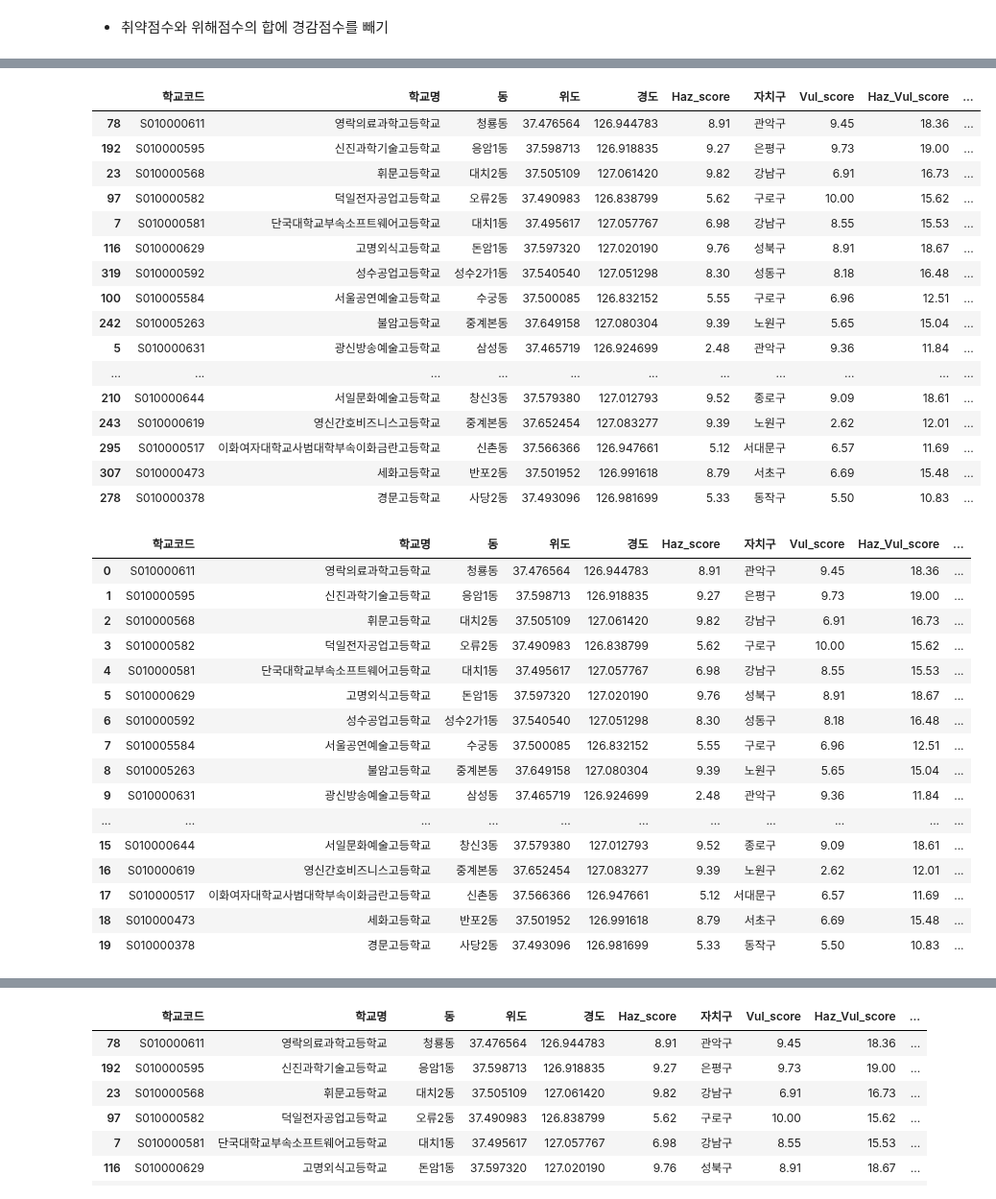
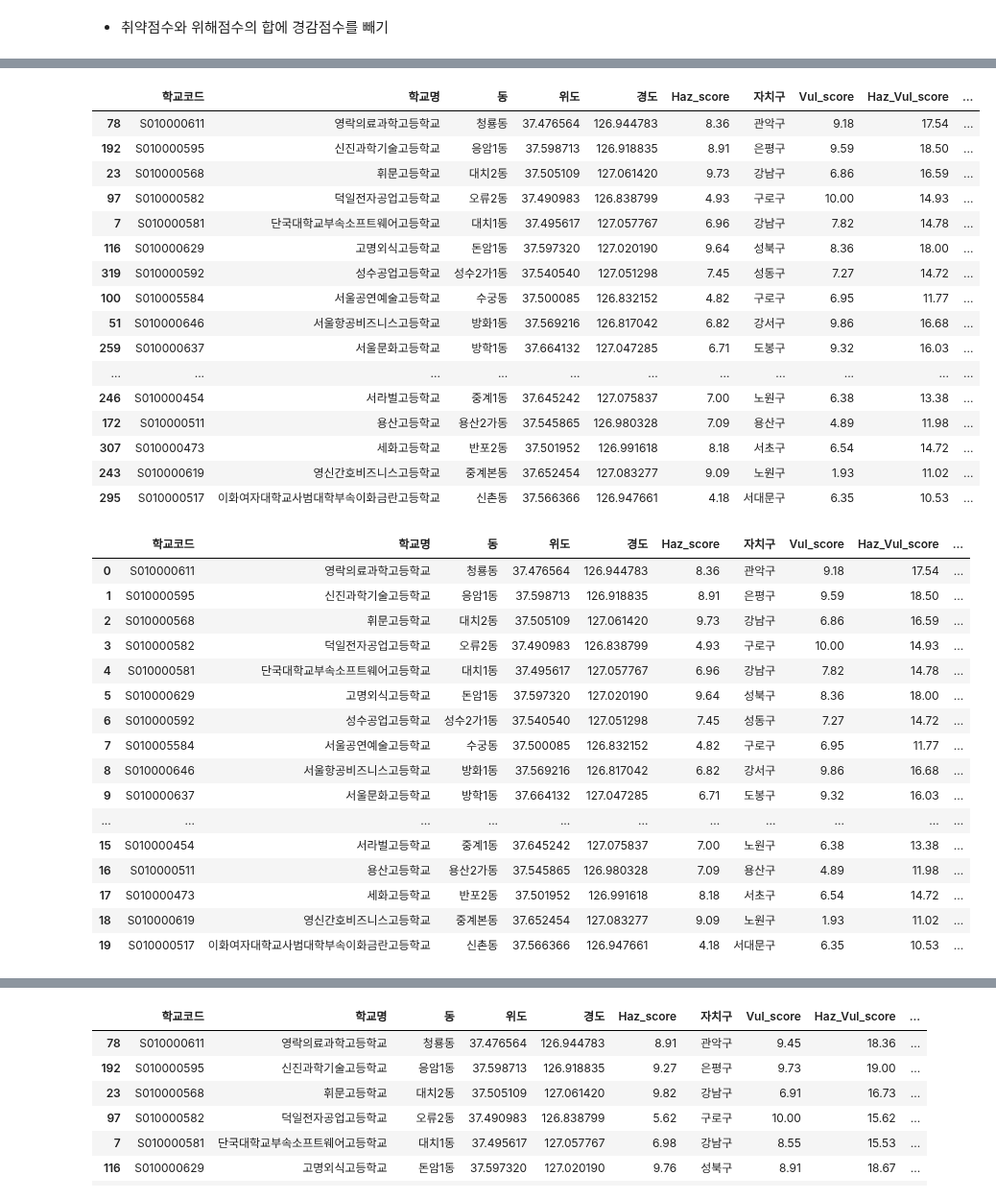
Before and after one commit to nam9296/School_CCTV_Bigdata, a Jupyter notebook: Clustering/2_최종점수산출/Total_Sum.ipynb, the cells around one changed output, grey strips where cells are left out. Shown at 96% size. Saved outputs shown, nothing was run; the diff lists cells and outputs as text; code cells hidden in the pictures.

```diff
--- a/Clustering/2_최종점수산출/Total_Sum.ipynb
+++ b/Clustering/2_최종점수산출/Total_Sum.ipynb
@@ -7,7 +7,7 @@ import pandas as pd
 # %% [markdown]
 ##### 1. 데이터 로드 및 전처리
 # %%
-Vulnerability = pd.read_csv('data/Vulnerability_Indicator_final1.csv')
+Vulnerability = pd.read_csv('data/Vulnerability_Indicator_final2.csv')
 Hazard=pd.read_csv('data/hazard_indicator.csv')
 Reduce = pd.read_csv('data/경감지표.csv',encoding='cp949')
 # %% [markdown]
@@ -175,0 +174,2 @@ Vulnerability_Hazard_Reduce
+# %%
+Vulnerability_Hazard_Reduce = Vulnerability_Hazard_Reduce.rename({'Final_Score':'학교폭력지수'},axis=1)
@@ -176,42 +270,42 @@ Vulnerability_Hazard_Reduce
 # %%
-top20 = Vulnerability_Hazard_Reduce.sort_values(by=['Final_Score'], ascending=[False]).head(20)
+top20 = Vulnerability_Hazard_Reduce.sort_values(by=['학교폭력지수'], ascending=[False]).head(20)
 top20
 # %% [output]
 |  | 학교코드 | 학교명 | 동 | 위도 | 경도 | Haz_score | 자치구 | Vul_score | Haz_Vul_score | ... |
-| 78 | S010000611 | 영락의료과학고등학교 | 청룡동 | 37.476564 | 126.944783 | 8.91 | 관악구 | 9.45 | 18.36 | ... |
-| 192 | S010000595 | 신진과학기술고등학교 | 응암1동 | 37.598713 | 126.918835 | 9.27 | 은평구 | 9.73 | 19.00 | ... |
-| 23 | S010000568 | 휘문고등학교 | 대치2동 | 37.505109 | 127.061420 | 9.82 | 강남구 | 6.91 | 16.73 | ... |
-| 97 | S010000582 | 덕일전자공업고등학교 | 오류2동 | 37.490983 | 126.838799 | 5.62 | 구로구 | 10.00 | 15.62 | ... |
-| 7 | S010000581 | 단국대학교부속소프트웨어고등학교 | 대치1동 | 37.495617 | 127.057767 | 6.98 | 강남구 | 8.55 | 15.53 | ... |
-| 116 | S010000629 | 고명외식고등학교 | 돈암1동 | 37.597320 | 127.020190 | 9.76 | 성북구 | 8.91 | 18.67 | ... |
-| 319 | S010000592 | 성수공업고등학교 | 성수2가1동 | 37.540540 | 127.051298 | 8.30 | 성동구 | 8.18 | 16.48 | ... |
-| 100 | S010005584 | 서울공연예술고등학교 | 수궁동 | 37.500085 | 126.832152 | 5.55 | 구로구 | 6.96 | 12.51 | ... |
-| 242 | S010005263 | 불암고등학교 | 중계본동 | 37.649158 | 127.080304 | 9.39 | 노원구 | 5.65 | 15.04 | ... |
-| 5 | S010000631 | 광신방송예술고등학교 | 삼성동 | 37.465719 | 126.924699 | 2.48 | 관악구 | 9.36 | 11.84 | ... |
+| 78 | S010000611 | 영락의료과학고등학교 | 청룡동 | 37.476564 | 126.944783 | 8.36 | 관악구 | 9.18 | 17.54 | ... |
+| 192 | S010000595 | 신진과학기술고등학교 | 응암1동 | 37.598713 | 126.918835 | 8.91 | 은평구 | 9.59 | 18.50 | ... |
+| 23 | S010000568 | 휘문고등학교 | 대치2동 | 37.505109 | 127.061420 | 9.73 | 강남구 | 6.86 | 16.59 | ... |
+| 97 | S010000582 | 덕일전자공업고등학교 | 오류2동 | 37.490983 | 126.838799 | 4.93 | 구로구 | 10.00 | 14.93 | ... |
+| 7 | S010000581 | 단국대학교부속소프트웨어고등학교 | 대치1동 | 37.495617 | 127.057767 | 6.96 | 강남구 | 7.82 | 14.78 | ... |
+| 116 | S010000629 | 고명외식고등학교 | 돈암1동 | 37.597320 | 127.020190 | 9.64 | 성북구 | 8.36 | 18.00 | ... |
+| 319 | S010000592 | 성수공업고등학교 | 성수2가1동 | 37.540540 | 127.051298 | 7.45 | 성동구 | 7.27 | 14.72 | ... |
+| 100 | S010005584 | 서울공연예술고등학교 | 수궁동 | 37.500085 | 126.832152 | 4.82 | 구로구 | 6.95 | 11.77 | ... |
+| 51 | S010000646 | 서울항공비즈니스고등학교 | 방화1동 | 37.569216 | 126.817042 | 6.82 | 강서구 | 9.86 | 16.68 | ... |
+| 259 | S010000637 | 서울문화고등학교 | 방학1동 | 37.664132 | 127.047285 | 6.71 | 도봉구 | 9.32 | 16.03 | ... |
 | ... | ... | ... | ... | ... | ... | ... | ... | ... | ... | ... |
-| 210 | S010000644 | 서일문화예술고등학교 | 창신3동 | 37.579380 | 127.012793 | 9.52 | 종로구 | 9.09 | 18.61 | ... |
-| 243 | S010000619 | 영신간호비즈니스고등학교 | 중계본동 | 37.652454 | 127.083277 | 9.39 | 노원구 | 2.62 | 12.01 | ... |
-| 295 | S010000517 | 이화여자대학교사범대학부속이화금란고등학교 | 신촌동 | 37.566366 | 126.947661 | 5.12 | 서대문구 | 6.57 | 11.69 | ... |
-| 307 | S010000473 | 세화고등학교 | 반포2동 | 37.501952 | 126.991618 | 8.79 | 서초구 | 6.69 | 15.48 | ... |
-| 278 | S010000378 | 경문고등학교 | 사당2동 | 37.493096 | 126.981699 | 5.33 | 동작구 | 5.50 | 10.83 | ... |
+| 246 | S010000454 | 서라벌고등학교 | 중계1동 | 37.645242 | 127.075837 | 7.00 | 노원구 | 6.38 | 13.38 | ... |
+| 172 | S010000511 | 용산고등학교 | 용산2가동 | 37.545865 | 126.980328 | 7.09 | 용산구 | 4.89 | 11.98 | ... |
+| 307 | S010000473 | 세화고등학교 | 반포2동 | 37.501952 | 126.991618 | 8.18 | 서초구 | 6.54 | 14.72 | ... |
+| 243 | S010000619 | 영신간호비즈니스고등학교 | 중계본동 | 37.652454 | 127.083277 | 9.09 | 노원구 | 1.93 | 11.02 | ... |
+| 295 | S010000517 | 이화여자대학교사범대학부속이화금란고등학교 | 신촌동 | 37.566366 | 126.947661 | 4.18 | 서대문구 | 6.35 | 10.53 | ... |
 # %%
 top20.reset_index(inplace=True, drop=True)
 top20
 # %% [output]
 |  | 학교코드 | 학교명 | 동 | 위도 | 경도 | Haz_score | 자치구 | Vul_score | Haz_Vul_score | ... |
-| 0 | S010000611 | 영락의료과학고등학교 | 청룡동 | 37.476564 | 126.944783 | 8.91 | 관악구 | 9.45 | 18.36 | ... |
-| 1 | S010000595 | 신진과학기술고등학교 | 응암1동 | 37.598713 | 126.918835 | 9.27 | 은평구 | 9.73 | 19.00 | ... |
-| 2 | S010000568 | 휘문고등학교 | 대치2동 | 37.505109 | 127.061420 | 9.82 | 강남구 | 6.91 | 16.73 | ... |
-| 3 | S010000582 | 덕일전자공업고등학교 | 오류2동 | 37.490983 | 126.838799 | 5.62 | 구로구 | 10.00 | 15.62 | ... |
-| 4 | S010000581 | 단국대학교부속소프트웨어고등학교 | 대치1동 | 37.495617 | 127.057767 | 6.98 | 강남구 | 8.55 | 15.53 | ... |
-| 5 | S010000629 | 고명외식고등학교 | 돈암1동 | 37.597320 | 127.020190 | 9.76 | 성북구 | 8.91 | 18.67 | ... |
-| 6 | S010000592 | 성수공업고등학교 | 성수2가1동 | 37.540540 | 127.051298 | 8.30 | 성동구 | 8.18 | 16.48 | ... |
-| 7 | S010005584 | 서울공연예술고등학교 | 수궁동 | 37.500085 | 126.832152 | 5.55 | 구로구 | 6.96 | 12.51 | ... |
-| 8 | S010005263 | 불암고등학교 | 중계본동 | 37.649158 | 127.080304 | 9.39 | 노원구 | 5.65 | 15.04 | ... |
-| 9 | S010000631 | 광신방송예술고등학교 | 삼성동 | 37.465719 | 126.924699 | 2.48 | 관악구 | 9.36 | 11.84 | ... |
+| 0 | S010000611 | 영락의료과학고등학교 | 청룡동 | 37.476564 | 126.944783 | 8.36 | 관악구 | 9.18 | 17.54 | ... |
+| 1 | S010000595 | 신진과학기술고등학교 | 응암1동 | 37.598713 | 126.918835 | 8.91 | 은평구 | 9.59 | 18.50 | ... |
+| 2 | S010000568 | 휘문고등학교 | 대치2동 | 37.505109 | 127.061420 | 9.73 | 강남구 | 6.86 | 16.59 | ... |
+| 3 | S010000582 | 덕일전자공업고등학교 | 오류2동 | 37.490983 | 126.838799 | 4.93 | 구로구 | 10.00 | 14.93 | ... |
+| 4 | S010000581 | 단국대학교부속소프트웨어고등학교 | 대치1동 | 37.495617 | 127.057767 | 6.96 | 강남구 | 7.82 | 14.78 | ... |
+| 5 | S010000629 | 고명외식고등학교 | 돈암1동 | 37.597320 | 127.020190 | 9.64 | 성북구 | 8.36 | 18.00 | ... |
+| 6 | S010000592 | 성수공업고등학교 | 성수2가1동 | 37.540540 | 127.051298 | 7.45 | 성동구 | 7.27 | 14.72 | ... |
+| 7 | S010005584 | 서울공연예술고등학교 | 수궁동 | 37.500085 | 126.832152 | 4.82 | 구로구 | 6.95 | 11.77 | ... |
+| 8 | S010000646 | 서울항공비즈니스고등학교 | 방화1동 | 37.569216 | 126.817042 | 6.82 | 강서구 | 9.86 | 16.68 | ... |
+| 9 | S010000637 | 서울문화고등학교 | 방학1동 | 37.664132 | 127.047285 | 6.71 | 도봉구 | 9.32 | 16.03 | ... |
 | ... | ... | ... | ... | ... | ... | ... | ... | ... | ... | ... |
-| 15 | S010000644 | 서일문화예술고등학교 | 창신3동 | 37.579380 | 127.012793 | 9.52 | 종로구 | 9.09 | 18.61 | ... |
-| 16 | S010000619 | 영신간호비즈니스고등학교 | 중계본동 | 37.652454 | 127.083277 | 9.39 | 노원구 | 2.62 | 12.01 | ... |
-| 17 | S010000517 | 이화여자대학교사범대학부속이화금란고등학교 | 신촌동 | 37.566366 | 126.947661 | 5.12 | 서대문구 | 6.57 | 11.69 | ... |
-| 18 | S010000473 | 세화고등학교 | 반포2동 | 37.501952 | 126.991618 | 8.79 | 서초구 | 6.69 | 15.48 | ... |
-| 19 | S010000378 | 경문고등학교 | 사당2동 | 37.493096 | 126.981699 | 5.33 | 동작구 | 5.50 | 10.83 | ... |
+| 15 | S010000454 | 서라벌고등학교 | 중계1동 | 37.645242 | 127.075837 | 7.00 | 노원구 | 6.38 | 13.38 | ... |
+| 16 | S010000511 | 용산고등학교 | 용산2가동 | 37.545865 | 126.980328 | 7.09 | 용산구 | 4.89 | 11.98 | ... |
+| 17 | S010000473 | 세화고등학교 | 반포2동 | 37.501952 | 126.991618 | 8.18 | 서초구 | 6.54 | 14.72 | ... |
+| 18 | S010000619 | 영신간호비즈니스고등학교 | 중계본동 | 37.652454 | 127.083277 | 9.09 | 노원구 | 1.93 | 11.02 | ... |
+| 19 | S010000517 | 이화여자대학교사범대학부속이화금란고등학교 | 신촌동 | 37.566366 | 126.947661 | 4.18 | 서대문구 | 6.35 | 10.53 | ... |
```
Also changed, not shown: parts of 35 cells of this notebook.
